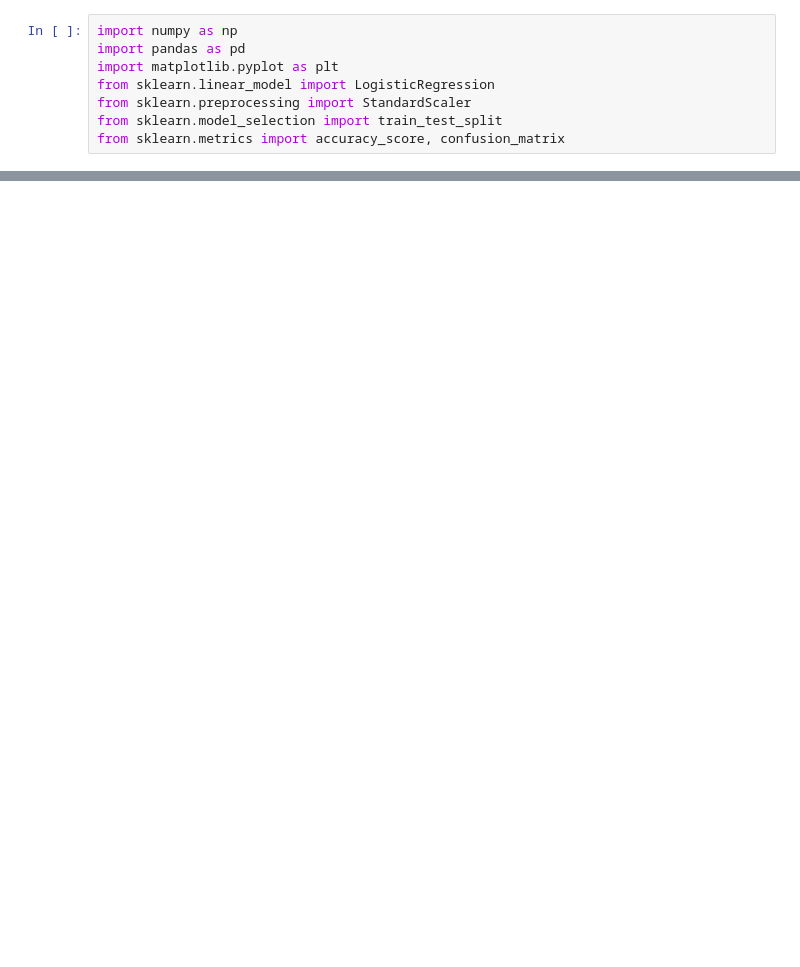
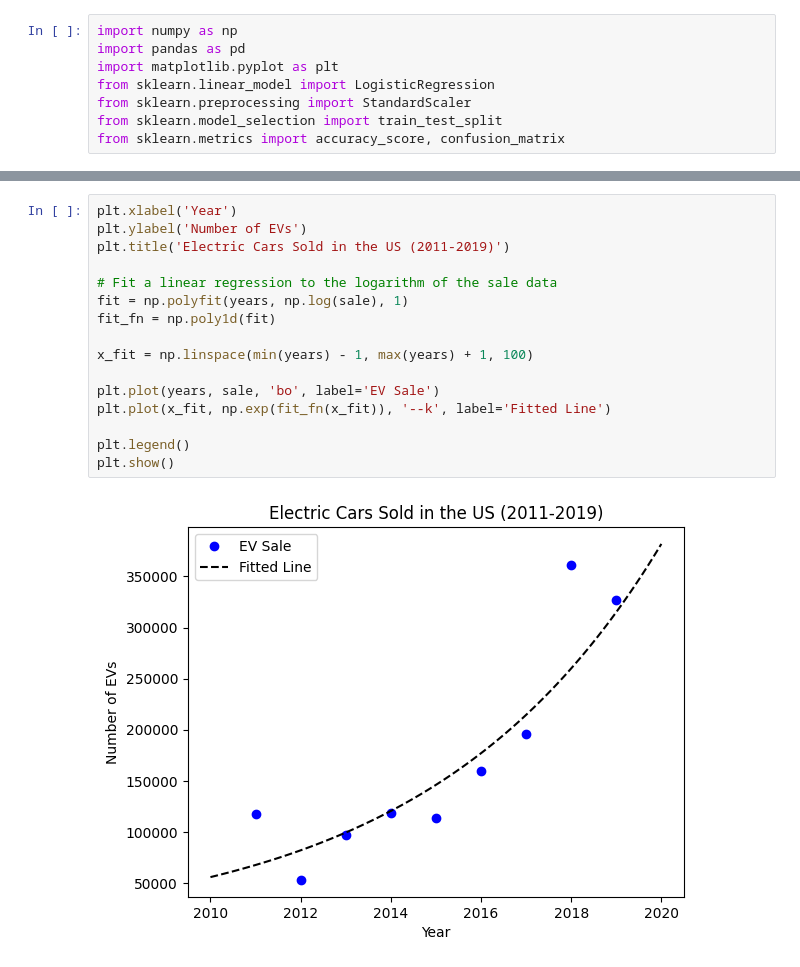
Before and after one commit to Flippergail/m3challenge, a Jupyter notebook: 2020Question.ipynb, the cells around one changed output, grey strips where cells are left out. Drawn from its saved outputs; the diff is of its cells as text; blank space fills up the shorter version.

```diff
--- a/2020Question.ipynb
+++ b/2020Question.ipynb
@@ -63,0 +46,18 @@ Accuracy: 100.00%
+# %%
+plt.xlabel('Year')
+plt.ylabel('Number of EVs')
+plt.title('Electric Cars Sold in the US (2011-2019)')
+
+# Fit a linear regression to the logarithm of the sale data
+fit = np.polyfit(years, np.log(sale), 1)
+fit_fn = np.poly1d(fit)
+
+x_fit = np.linspace(min(years) - 1, max(years) + 1, 100)
+
+plt.plot(years, sale, 'bo', label='EV Sale')
+plt.plot(x_fit, np.exp(fit_fn(x_fit)), '--k', label='Fitted Line')
+
+plt.legend()
+plt.show()
+# %% [output]
+[figure, added]
```
Also changed, not shown: parts of 4 cells of this notebook.
